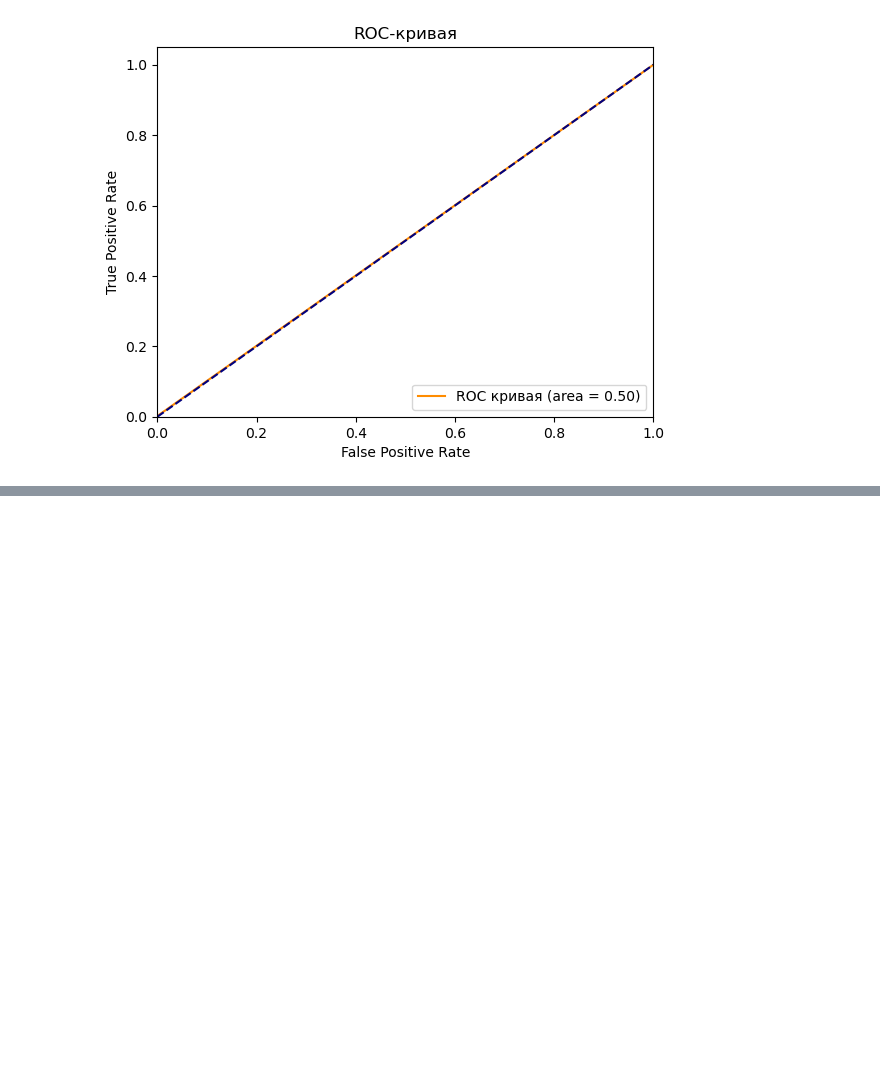
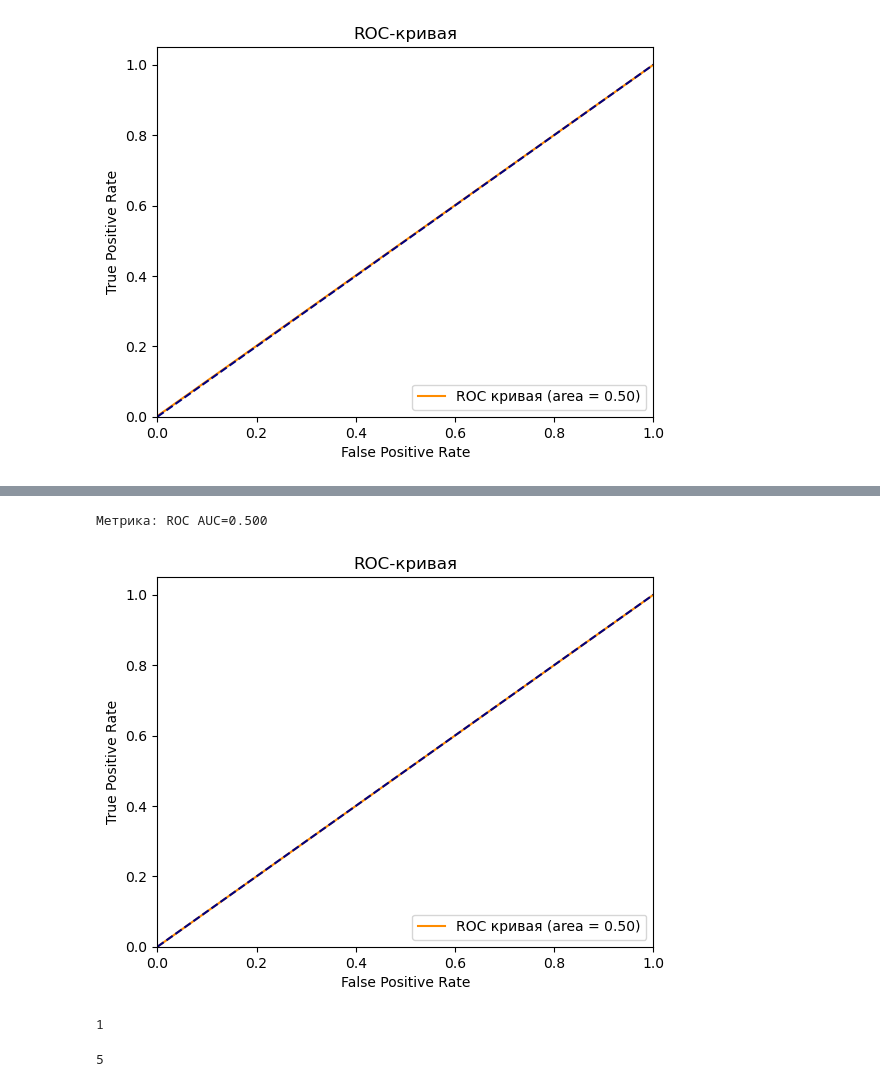
Before and after one commit to ArgentovS/SberAutoML, a Jupyter notebook: SberAutoML.ipynb, the cells around one changed output, grey strips where cells are left out. Drawn from its saved outputs; the diff is of its cells as text; code cells hidden in the pictures; blank space fills up the shorter version.

```diff
--- a/SberAutoML.ipynb
+++ b/SberAutoML.ipynb
@@ -668,11 +688,0 @@ plt.show()
-# %%
-# Список признаков первого пула
-fit_1_pool = ['utm_source', 'utm_medium', 'utm_campaign', 'utm_adcontent',
-              'device_category', 'device_brand', 'device_screen_resolution', 'device_browser',
-              'geo_country', 'geo_city']
-# Зададим тип незакодированных категориальных переменных первого пула
-df[fit_1_pool] = df[fit_1_pool].astype('category')
-# Закодируем признаки для первового пула призанков с помощью кодировщика OneHotEncoder
-df_encoder = pd.get_dummies(df[fit_1_pool], columns=fit_1_pool, prefix=fit_1_pool)
-# Количество используемых признаков для обучения каждом из трёх пулов
-df_encoder.nunique().count(), df[fit_2_pool].nunique().count(), df[fit_3_pool].nunique().count()
@@ -890,0 +691,9 @@ mp.get_params()
+# %%
+# Подготовим модель Перцептрона с оптимальными параметрами и полный датасет для обучения
+mlp = MLPClassifier(activation='identity', alpha=0.01, solver='sgd',
+                    hidden_layer_sizes=(100,90,80), max_iter=500, random_state=42)
+x, y = df.drop(['session_id', 'conversion_rate'], axis=1), df['conversion_rate']
+x_train, x_test, y_train, y_test = train_test_split(x, y, test_size=0.3, random_state=42)
+# %%
+# Обучим модель
+mlp.fit(x_train, y_train)
@@ -890,0 +704,3 @@ mp.get_params()
+# %%
+# Делаем предсказание на тестовых данных
+preds_mlp = mlp.predict(x_test)
@@ -890,0 +723,29 @@ mp.get_params()
+# %%
+# рассчитываем ROC AUC
+roc_auc_mlp = roc_auc_score(y_test, preds_mlp)
+print('Метрика: ROC AUC=%.3f' % (roc_auc_mlp))
+# рассчитываем roc-кривую
+fpr, tpr, treshold = roc_curve(y_test, preds_mlp)
+roc_auc_score_mlp = auc(fpr, tpr)
+# строим график
+plt.plot(fpr, tpr, color='darkorange',
+         label='ROC кривая (area = %0.2f)' % roc_auc_mlp)
+plt.plot([0, 1], [0, 1], color='navy', linestyle='--')
+plt.xlim([0.0, 1.0])
+plt.ylim([0.0, 1.05])
+plt.xlabel('False Positive Rate')
+plt.ylabel('True Positive Rate')
+plt.title('ROC-кривая')
+plt.legend(loc="lower right")
+plt.show()
+# %% [output]
+Метрика: ROC AUC=0.500
+[figure, added]
+# %%
+mlp.n_outputs_
+# %% [output]
+1
+# %%
+mlp.n_layers_
+# %% [output]
+5
```
Also changed, not shown: parts of 71 cells of this notebook.
